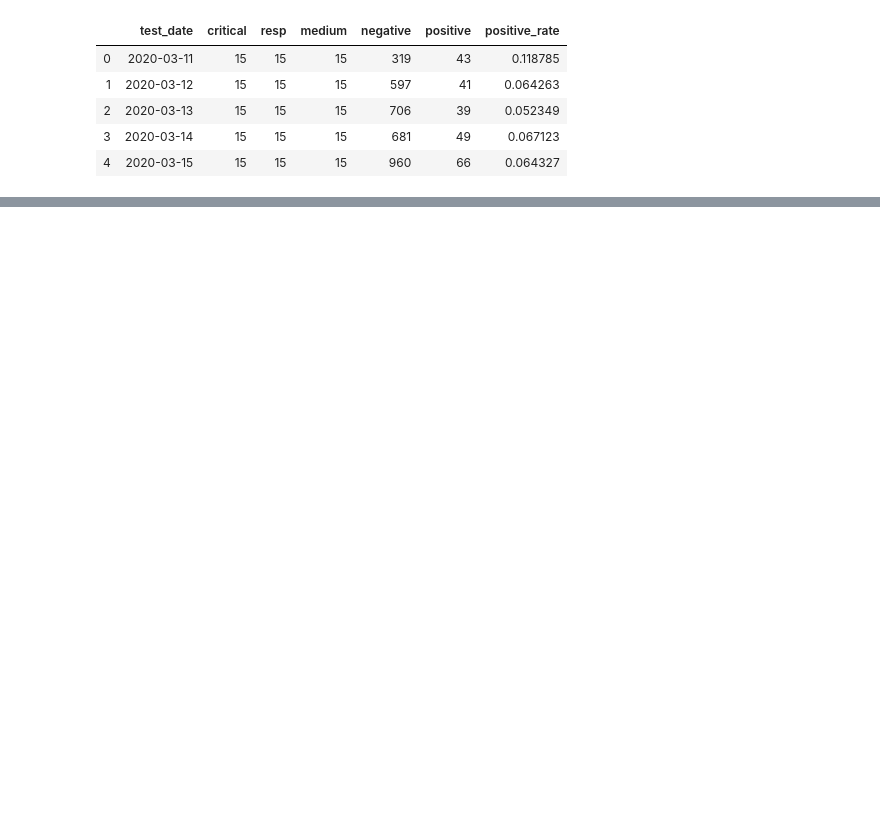
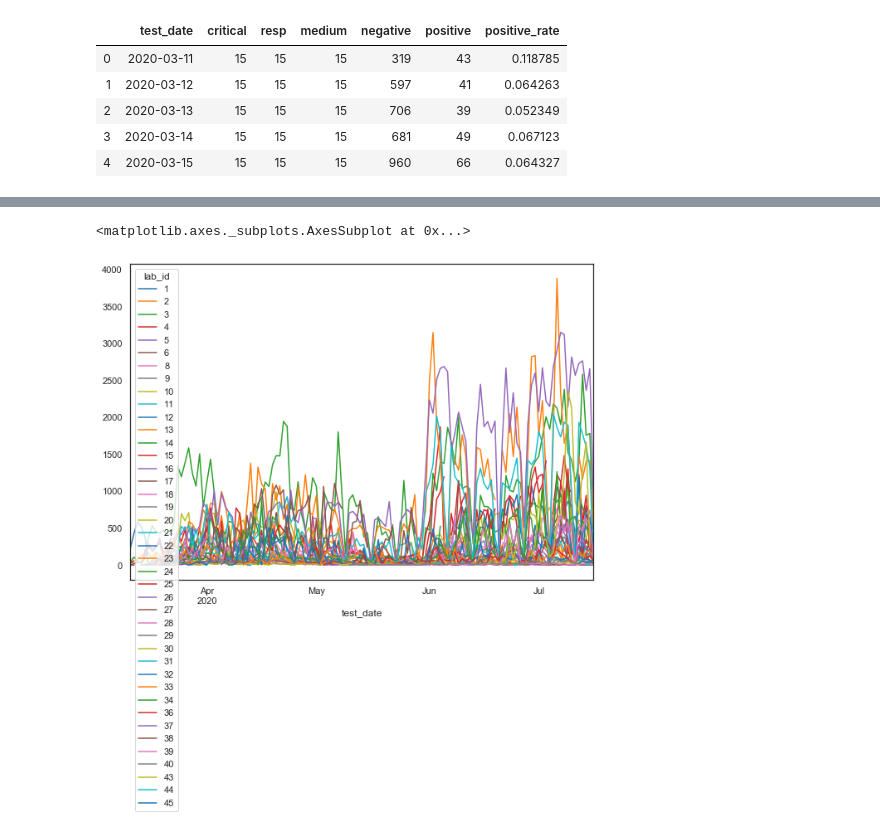
Before and after one commit to cjer/covid, a Jupyter notebook: israel_covid.ipynb, the cells around one changed output, grey strips where cells are left out. Cells and saved outputs as stored; diff of their text form; code cells hidden in the pictures; blank space fills up the shorter version.

```diff
--- a/israel_covid.ipynb
+++ b/israel_covid.ipynb
@@ -486,0 +497,5 @@ alt.layer(c1, c2).properties(title='Positive rate (smoothed, 7d) vs. critical ho
+# %%
+polab.total_tests.unstack().plot(figsize=(10,7))
+# %% [output]
+<matplotlib.axes._subplots.AxesSubplot at 0x...>
+[figure, added]
```
Also changed, not shown: parts of 46 cells of this notebook, 11 other files.
